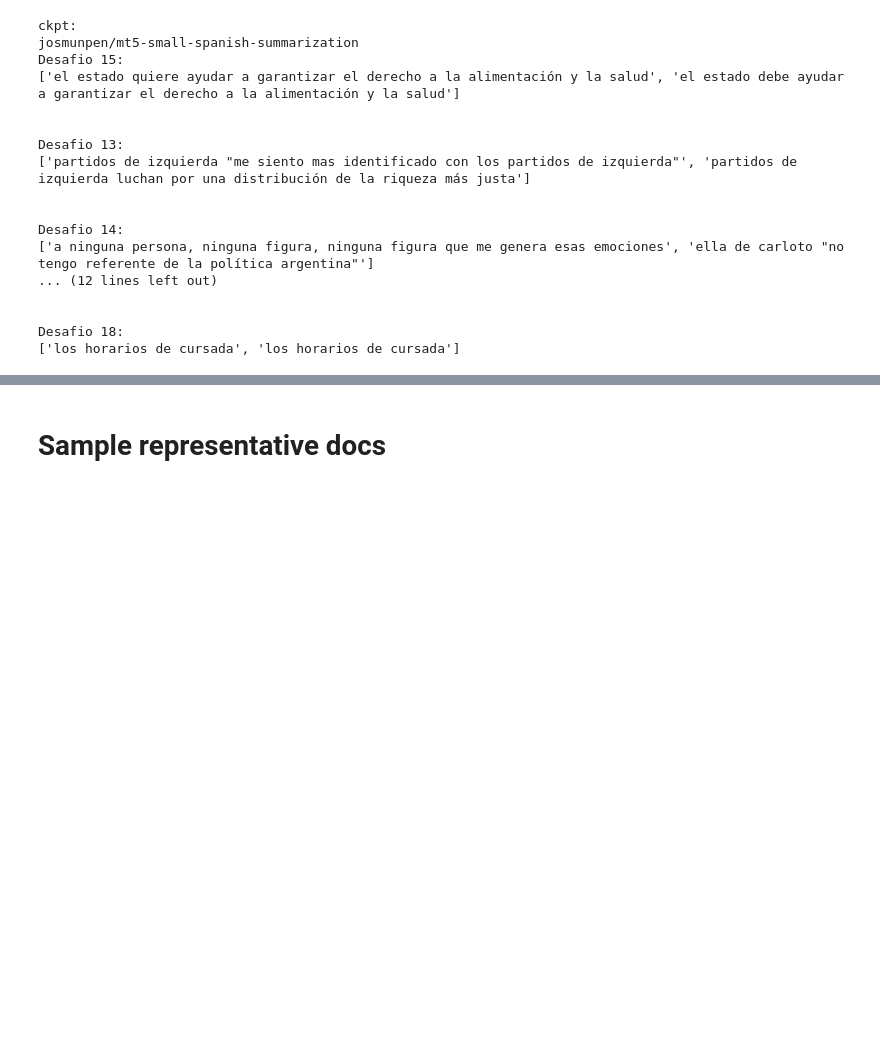
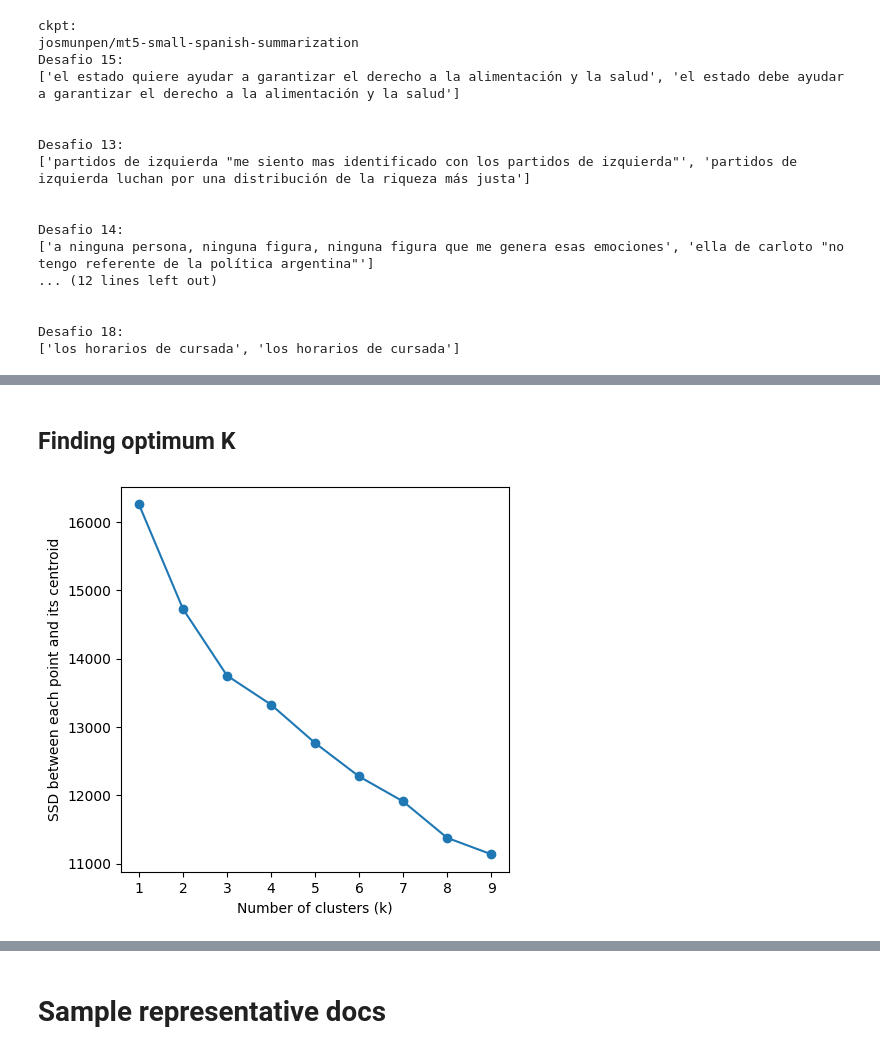
Before and after one commit to felipeaguirre66/PoliticsNLP, a Jupyter notebook: Summarization/summarization.ipynb, the cells around one changed output, grey strips where cells are left out. Cells and saved outputs as stored; diff of their text form; code cells hidden in the pictures; blank space fills up the shorter version.

```diff
--- a/Summarization/summarization.ipynb
+++ b/Summarization/summarization.ipynb
@@ -89,0 +87,6 @@ all_res['12'][3]
+# %% [markdown]
+## Finding optimum K
+# %%
+mrd.elbow_method(data, pp_object=pp_object)
+# %% [output]
+[figure, added]
```
Also changed, not shown: parts of 14 cells of this notebook, 3 other files.
